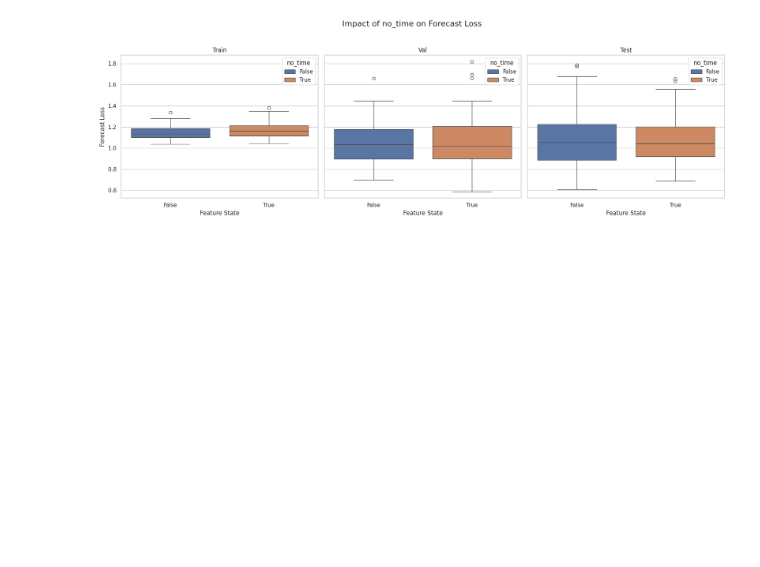
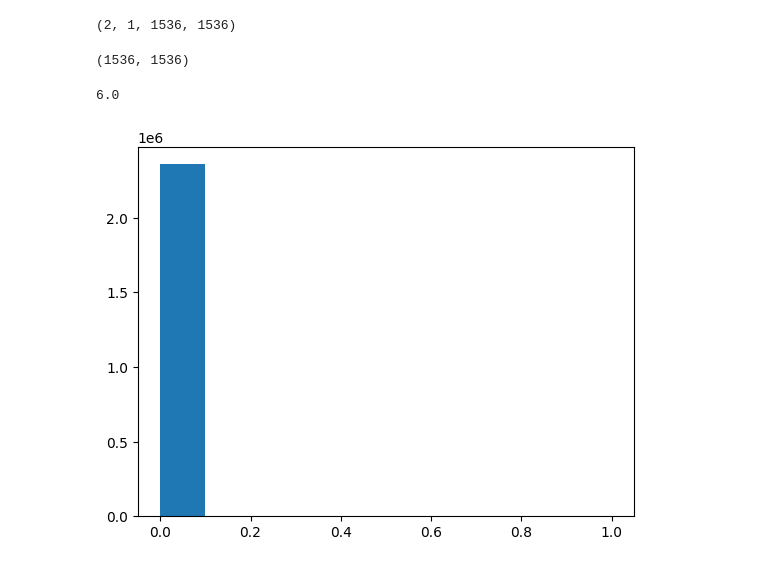
Before and after one commit to wendeldr/spacetimeformer, a Jupyter notebook: tmp.ipynb, the cells around one changed output. Drawn from its saved outputs; the diff is of its cells as text; code cells hidden in the pictures; blank space fills up the shorter version.

```diff
--- a/tmp.ipynb
+++ b/tmp.ipynb
@@ -124,25 +4,17 @@ plt.legend()
-# %%
-import matplotlib.pyplot as plt
-import seaborn as sns
-
-# Setting the aesthetic style of the plots
-sns.set(style="whitegrid")
-
-# Function to create box plots for a feature across forecast loss types
-def create_box_plots(feature):
-    fig, axes = plt.subplots(1, 3, figsize=(18, 6), sharey=True)
-    fig.suptitle(f'Impact of {feature} on Forecast Loss', fontsize=16)
-
-    loss_types = ['train/forecast_loss', 'val/forecast_loss', 'test/forecast_loss']
-    for ax, loss_type in zip(axes.flat, loss_types):
-        sns.boxplot(x=feature, y=loss_type, df=df, ax=ax, hue=feature)
-        ax.set_title(loss_type.split('/')[0].capitalize())
-        ax.set_xlabel('Feature State')
-        ax.set_ylabel('Forecast Loss')
-
-    plt.tight_layout(rect=[0, 0.03, 1, 0.95])
-
-# Example visualization for 'no_time'
-create_box_plots('no_time')
-# %% [output]
-[figure, removed]
+# %%
+path = "/home/dan/Documents/images/offline-run-20240124_114804-2mqc2q1n/files/self_attn_1990_layer_0.npy"
+attention = np.load(path)
+# %%
+attention.shape
+# %% [output]
+(2, 1, 1536, 1536)
+# %%
+attention = attention[0, 0, :, :]
+# %%
+attention.shape
+# %% [output]
+(1536, 1536)
+# %%
+attention.shape[0] / 256
+# %% [output]
+6.0
@@ -148,0 +35,6 @@ create_box_plots('no_time')
+# %%
+flat = attention.flatten()
+flat_no_zero = flat[flat != 0]
+plt.hist(flat_no_zero, bins=10);
+# %% [output]
+[figure, added]
```
Also changed, not shown: parts of 16 cells of this notebook, 1 other file.
